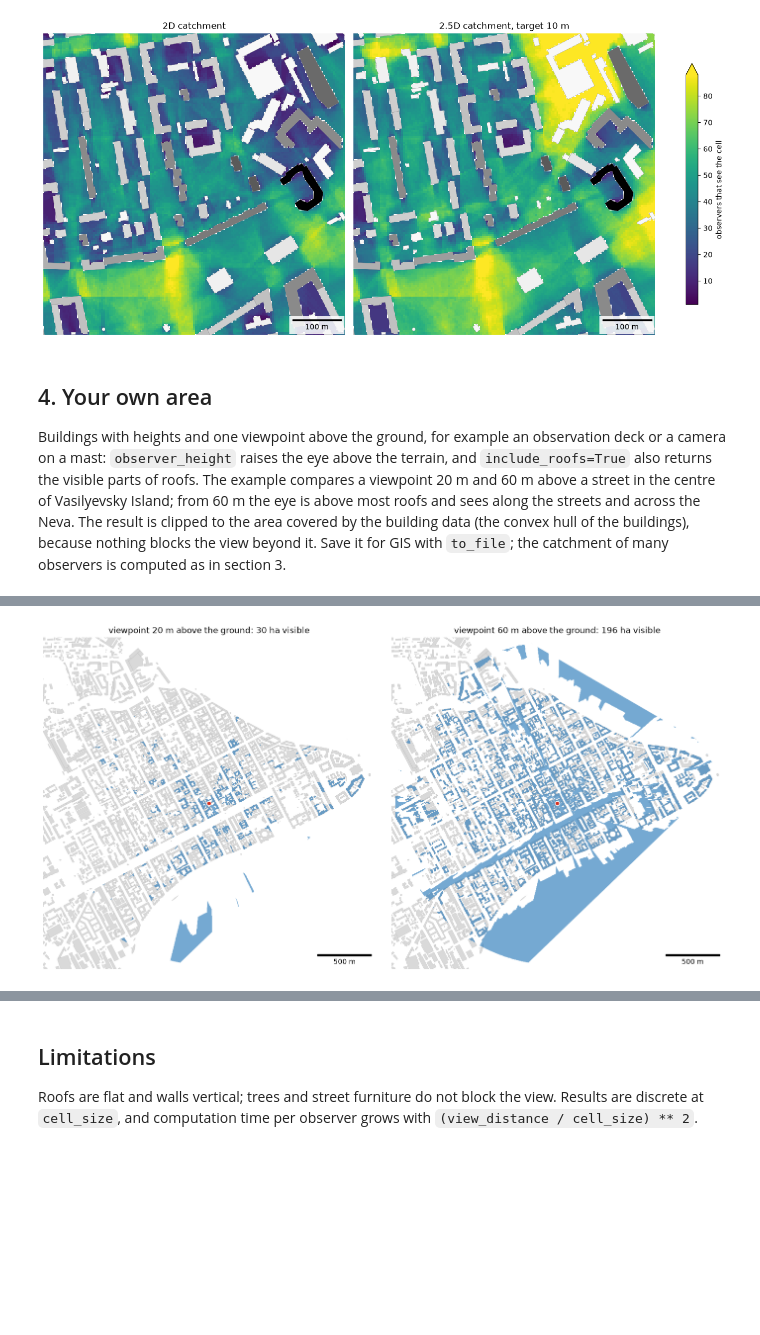
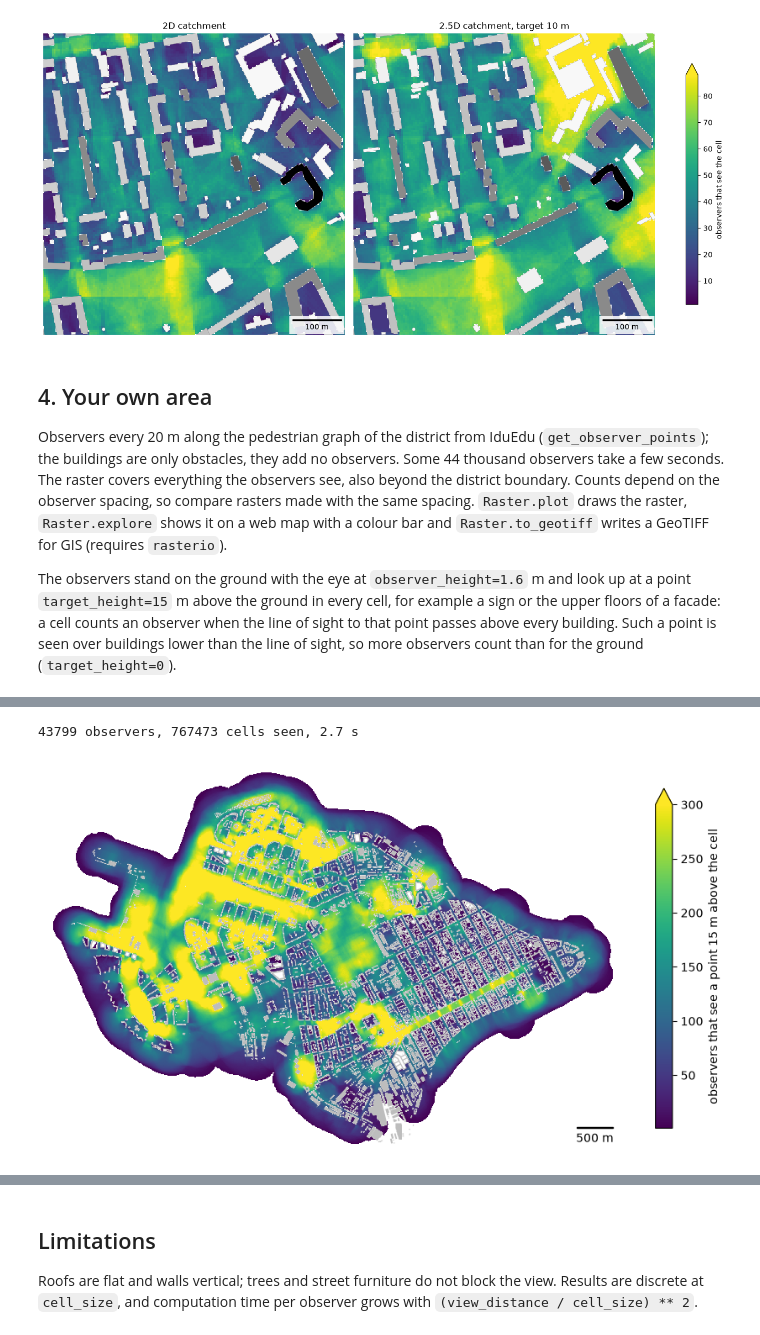
Before and after one commit to IDUclub/ObjectNat, a Jupyter notebook: docs/methods/examples/viewshed.ipynb, the cells around one changed output, grey strips where cells are left out. Cells and saved outputs as stored; diff of their text form; code cells hidden in the pictures; blank space fills up the shorter version.

```diff
--- a/docs/methods/examples/viewshed.ipynb
+++ b/docs/methods/examples/viewshed.ipynb
@@ -208,31 +208,41 @@ plt.show()
 # %% [markdown]
 ## 4. Your own area
 
-Buildings with heights and one viewpoint above the ground, for example an observation deck or a camera on a mast:
-`observer_height` raises the eye above the terrain, and `include_roofs=True` also returns the visible parts of
-roofs. The example compares a viewpoint 20 m and 60 m above a street in the centre of Vasilyevsky Island; from
-60 m the eye is above most roofs and sees along the streets and across the Neva. The result is clipped to the area
-covered by the building data (the convex hull of the buildings), because nothing blocks the view beyond it. Save it
-for GIS with `to_file`; the catchment of many observers is computed as in section 3.
+Observers every 20 m along the pedestrian graph of the district from IduEdu (`get_observer_points`); the buildings
+are only obstacles, they add no observers. Some 44 thousand observers take a few seconds. The raster covers
+everything the observers see, also beyond the district boundary. Counts depend on the observer spacing, so compare
+rasters made with the same spacing. `Raster.plot` draws the raster, `Raster.explore` shows it on a web map with a
+colour bar and `Raster.to_geotiff` writes a GeoTIFF for GIS (requires `rasterio`).
+
+The observers stand on the ground with the eye at `observer_height=1.6` m and look up at a point `target_height=15` m
+above the ground in every cell, for example a sign or the upper floors of a facade: a cell counts an observer when
+the line of sight to that point passes above every building. Such a point is seen over buildings lower than the line
+of sight, so more observers count than for the ground (`target_height=0`).
 # %%
+import time
+
+import iduedu
+
+from objectnat import get_observer_points
+
+OSM_ID, REGION = 1114252, "northwestern-fed-district"  # your territory
+with iduedu.use_pbf(osm_id=OSM_ID, region=REGION):  # downloaded once, then cached
+    my_boundary = iduedu.get_4326_boundary(osm_id=OSM_ID)
+    my_walk = iduedu.get_walk_graph(territory=my_boundary, clip_by_territory=True)
+my_observers = get_observer_points(my_walk, spacing=20)  # every 20 m along the pedestrian graph
 my_buildings = buildings  # your footprints with heights or storeys (see HEIGHTS)
-viewpoint = gpd.GeoDataFrame(geometry=[shapely.Point(30.2805, 59.9402)], crs=4326)  # your viewpoint, any CRS
-data_area = gpd.GeoSeries([my_buildings.union_all().convex_hull], crs=my_buildings.crs)  # where buildings are known
 
-views = {}
-for height in [20, 60]:  # eye height above the ground, m
-    view = get_viewshed(viewpoint, my_buildings, view_distance=1500, observer_height=height, cell_size=4,
-                        include_roofs=True, **HEIGHTS)
-    views[height] = view.to_crs(my_buildings.crs).clip(data_area)
+start = time.perf_counter()
+cells = get_viewshed_catchment(my_observers, my_buildings, view_distance=250, cell_size=5, target_height=15,
+                               **HEIGHTS)
+print(f"{len(my_observers)} observers, {len(cells)} cells seen, {time.perf_counter() - start:.1f} s")
 
-point = viewpoint.to_crs(my_buildings.crs)
-fig, axs = plt.subplots(1, 2, figsize=(14, 7), constrained_layout=True)
-for ax, (height, view) in zip(axs, views.items()):
-    my_buildings.plot(ax=ax, color="#d9d9d9", edgecolor="#a6a6a6", linewidth=0.2)
-    view.plot(ax=ax, color="#2b7bba", alpha=0.65, linewidth=0)
-    point.plot(ax=ax, color="#d7301f", markersize=40, edgecolor="white", zorder=5)
-    map_extent(ax, point.buffer(1500).total_bounds, bar=500, outline=False)
-    ax.set_title(f"viewpoint {height} m above the ground: {view.area.sum() / 1e4:.0f} ha visible")
+seen = rasterize(cells, "count")
+fig, ax = plt.subplots(figsize=(11, 7.5))
+im = seen.plot(ax=ax, cmap="viridis", vmin=1, vmax=300)
+my_buildings.to_crs(seen.crs).plot(ax=ax, color="#bdbdbd", linewidth=0)
+map_extent(ax, seen.bounds, bar=500, outline=False)
+fig.colorbar(im, ax=ax, shrink=0.7, extend="max", label="observers that see a point 15 m above the cell")
 plt.show()
-# views[60].to_file("my_viewshed.gpkg")  # for GIS
+# seen.to_geotiff("my_viewshed_count.tif")  # for GIS
 # %% [output]
@@ -239,2 +250,3 @@ plt.show()
+43799 observers, 767473 cells seen, 2.7 s
-[figure, old version]
+[figure, new version]
 # %%
```
Also changed, not shown: parts of 2 cells of this notebook, 7 other files.
